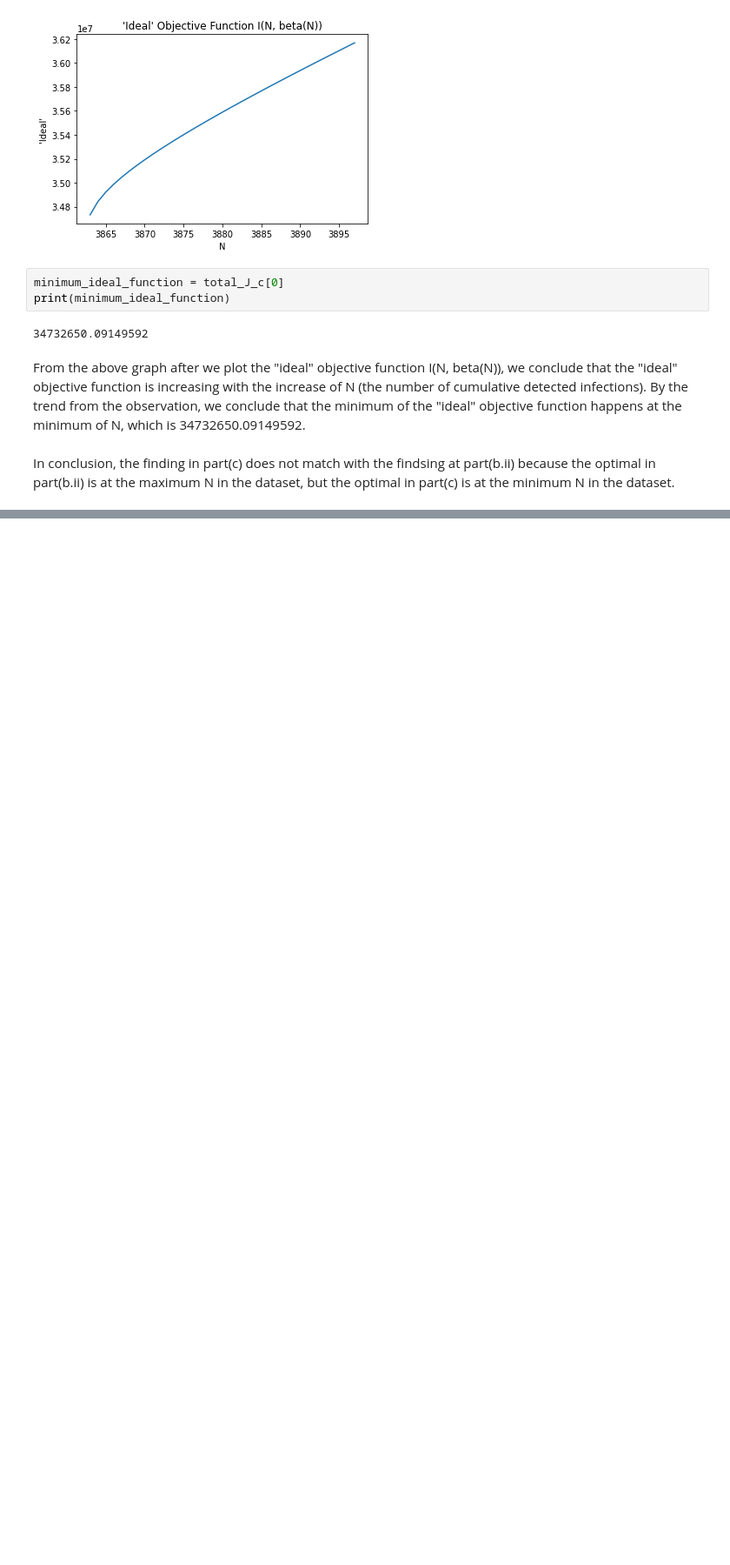
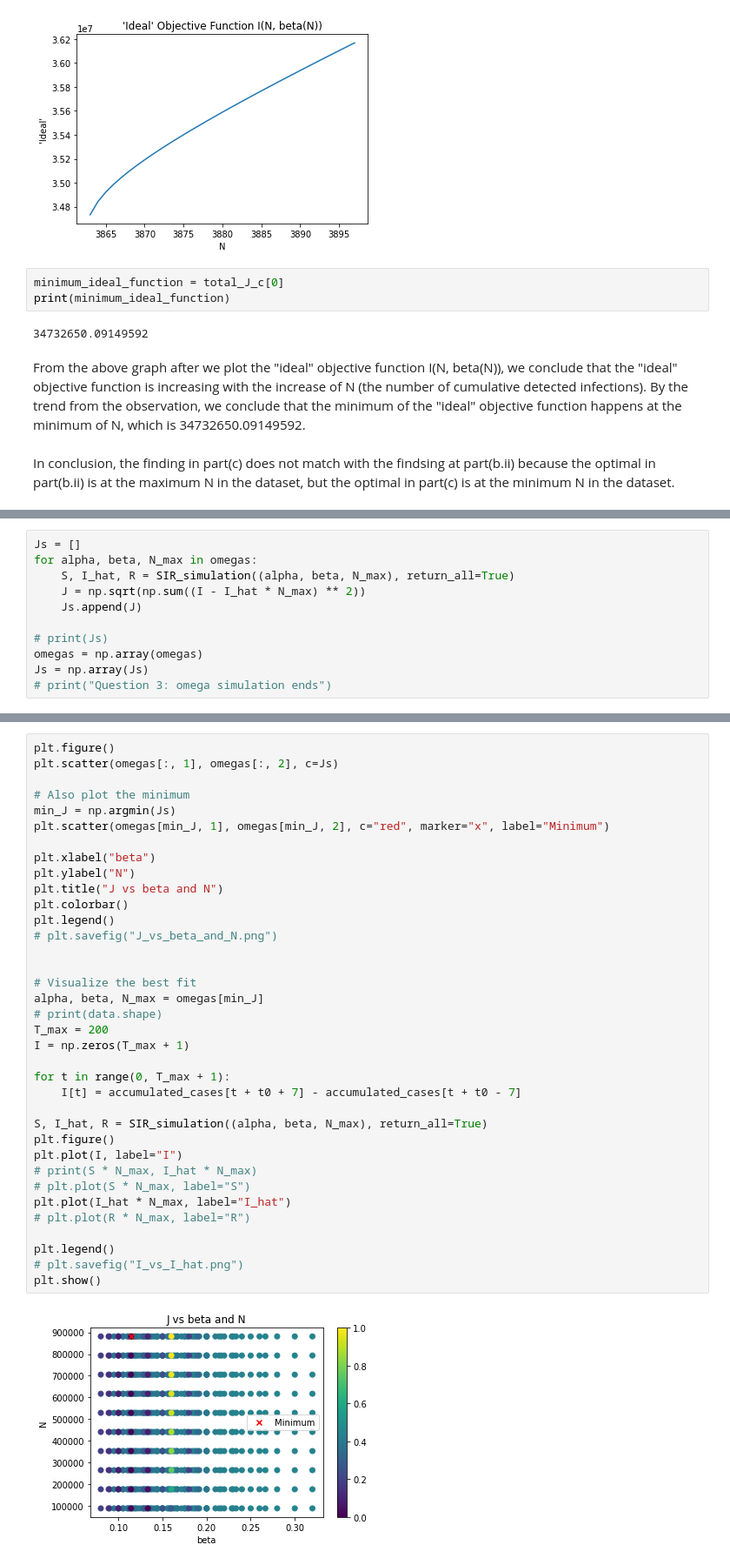
Before and after one commit to Ghostbrush/Epidemiology-Project-Analysis-of-S.F.-D.C.-COVID-Data, a Jupyter notebook: TW1.ipynb, the cells around one changed output, grey strips where cells are left out. Shown at 87% size. Cells and saved outputs as stored; diff of their text form; blank space fills up the shorter version.

```diff
--- a/TW1.ipynb
+++ b/TW1.ipynb
@@ -274,0 +347,11 @@ In conclusion, the finding in part(c) does not match with the findsing at part(b
+# %%
+Js = []
+for alpha, beta, N_max in omegas:
+    S, I_hat, R = SIR_simulation((alpha, beta, N_max), return_all=True)
+    J = np.sqrt(np.sum((I - I_hat * N_max) ** 2))
+    Js.append(J)
+
+# print(Js)
+omegas = np.array(omegas)
+Js = np.array(Js)
+# print("Question 3: omega simulation ends")
@@ -274,0 +361,38 @@ In conclusion, the finding in part(c) does not match with the findsing at part(b
+# %%
+plt.figure()
+plt.scatter(omegas[:, 1], omegas[:, 2], c=Js)
+
+# Also plot the minimum
+min_J = np.argmin(Js)
+plt.scatter(omegas[min_J, 1], omegas[min_J, 2], c="red", marker="x", label="Minimum")
+
+plt.xlabel("beta")
+plt.ylabel("N")
+plt.title("J vs beta and N")
+plt.colorbar()
+plt.legend()
+# plt.savefig("J_vs_beta_and_N.png")
+
+
+# Visualize the best fit
+alpha, beta, N_max = omegas[min_J]
+# print(data.shape)
+T_max = 200
+I = np.zeros(T_max + 1)
+
+for t in range(0, T_max + 1):
+    I[t] = accumulated_cases[t + t0 + 7] - accumulated_cases[t + t0 - 7]
+
+S, I_hat, R = SIR_simulation((alpha, beta, N_max), return_all=True)
+plt.figure()
+plt.plot(I, label="I")
+# print(S * N_max, I_hat * N_max)
+# plt.plot(S * N_max, label="S")
+plt.plot(I_hat * N_max, label="I_hat")
+# plt.plot(R * N_max, label="R")
+
+plt.legend()
+# plt.savefig("I_vs_I_hat.png")
+plt.show()
+# %% [output]
+[figure, added]
```
Also changed, not shown: parts of 12 cells of this notebook, 1 other file.
